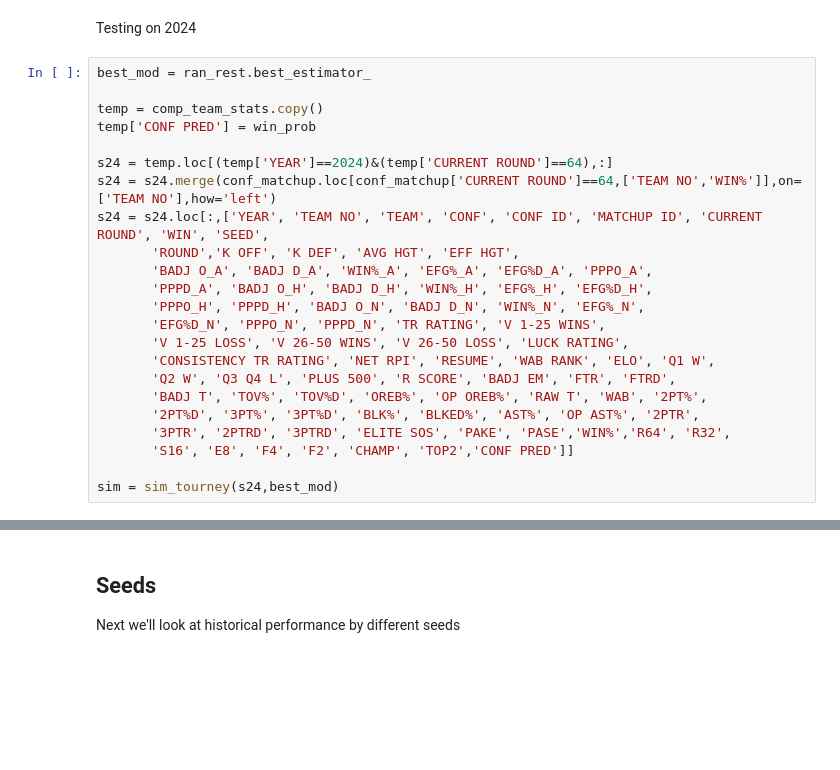
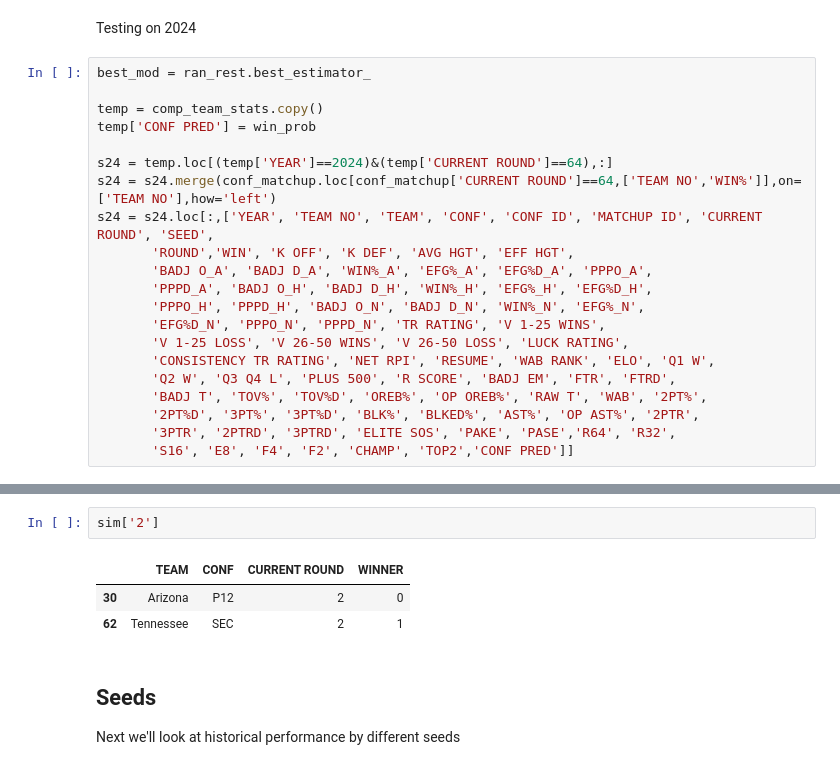
Before and after one commit to nicholaskim1004/MarchMadness, a Jupyter notebook: bracketology/madness.ipynb, the cells around one changed output, grey strips where cells are left out. Drawn from its saved outputs; the diff is of its cells as text; blank space fills up the shorter version.

Commit message:
-ran sim and the conf pred is garbage in use

```diff
--- a/bracketology/madness.ipynb
+++ b/bracketology/madness.ipynb
@@ -663,8 +663,8 @@ temp['CONF PRED'] = win_prob
 
 s24 = temp.loc[(temp['YEAR']==2024)&(temp['CURRENT ROUND']==64),:]
 s24 = s24.merge(conf_matchup.loc[conf_matchup['CURRENT ROUND']==64,['TEAM NO','WIN%']],on=['TEAM NO'],how='left')
-s24 = s24.loc[:,['YEAR', 'TEAM NO', 'TEAM', 'CONF', 'CONF ID', 'MATCHUP ID', 'CURRENT ROUND', 'WIN', 'SEED',
-       'ROUND','K OFF', 'K DEF', 'AVG HGT', 'EFF HGT',
+s24 = s24.loc[:,['YEAR', 'TEAM NO', 'TEAM', 'CONF', 'CONF ID', 'MATCHUP ID', 'CURRENT ROUND', 'SEED',
+       'ROUND','WIN', 'K OFF', 'K DEF', 'AVG HGT', 'EFF HGT',
        'BADJ O_A', 'BADJ D_A', 'WIN%_A', 'EFG%_A', 'EFG%D_A', 'PPPO_A',
        'PPPD_A', 'BADJ O_H', 'BADJ D_H', 'WIN%_H', 'EFG%_H', 'EFG%D_H',
        'PPPO_H', 'PPPD_H', 'BADJ O_N', 'BADJ D_N', 'WIN%_N', 'EFG%_N',
@@ -674,7 +674,5 @@ s24 = s24.loc[:,['YEAR', 'TEAM NO', 'TEAM', 'CONF', 'CONF ID', 'MATCHUP ID', 'CU
        'Q2 W', 'Q3 Q4 L', 'PLUS 500', 'R SCORE', 'BADJ EM', 'FTR', 'FTRD',
        'BADJ T', 'TOV%', 'TOV%D', 'OREB%', 'OP OREB%', 'RAW T', 'WAB', '2PT%',
        '2PT%D', '3PT%', '3PT%D', 'BLK%', 'BLKED%', 'AST%', 'OP AST%', '2PTR',
-       '3PTR', '2PTRD', '3PTRD', 'ELITE SOS', 'PAKE', 'PASE','WIN%','R64', 'R32',
+       '3PTR', '2PTRD', '3PTRD', 'ELITE SOS', 'PAKE', 'PASE','R64', 'R32',
        'S16', 'E8', 'F4', 'F2', 'CHAMP', 'TOP2','CONF PRED']]
-
-sim = sim_tourney(s24,best_mod)
@@ -683,3 +710,9 @@ ValueError: Feature shape mismatch, expected: 75, got 78
+# %%
+sim['2']
+# %% [output]
+|  | TEAM | CONF | CURRENT ROUND | WINNER |
+| 30 | Arizona | P12 | 2 | 0 |
+| 62 | Tennessee | SEC | 2 | 1 |
 # %% [markdown]
 ## Seeds
 
```
Also changed, not shown: parts of 3 cells of this notebook.
